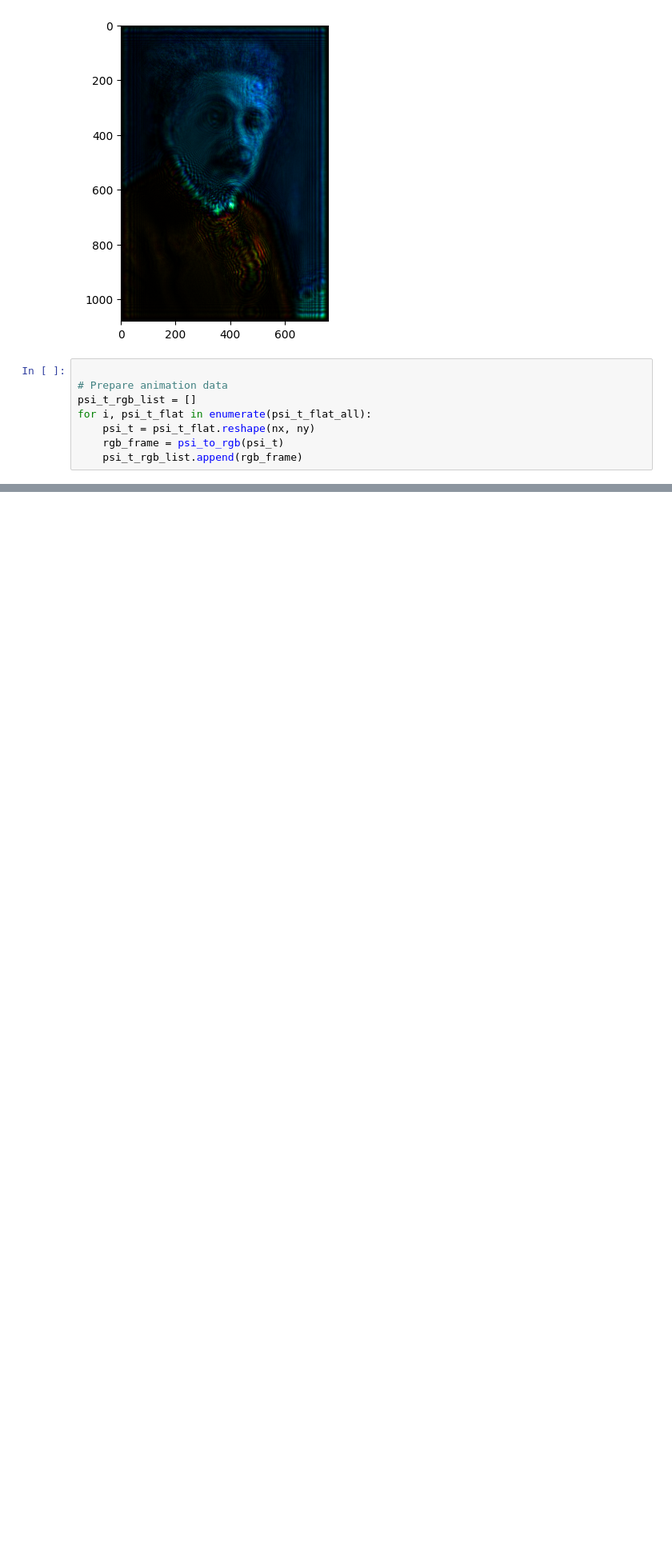
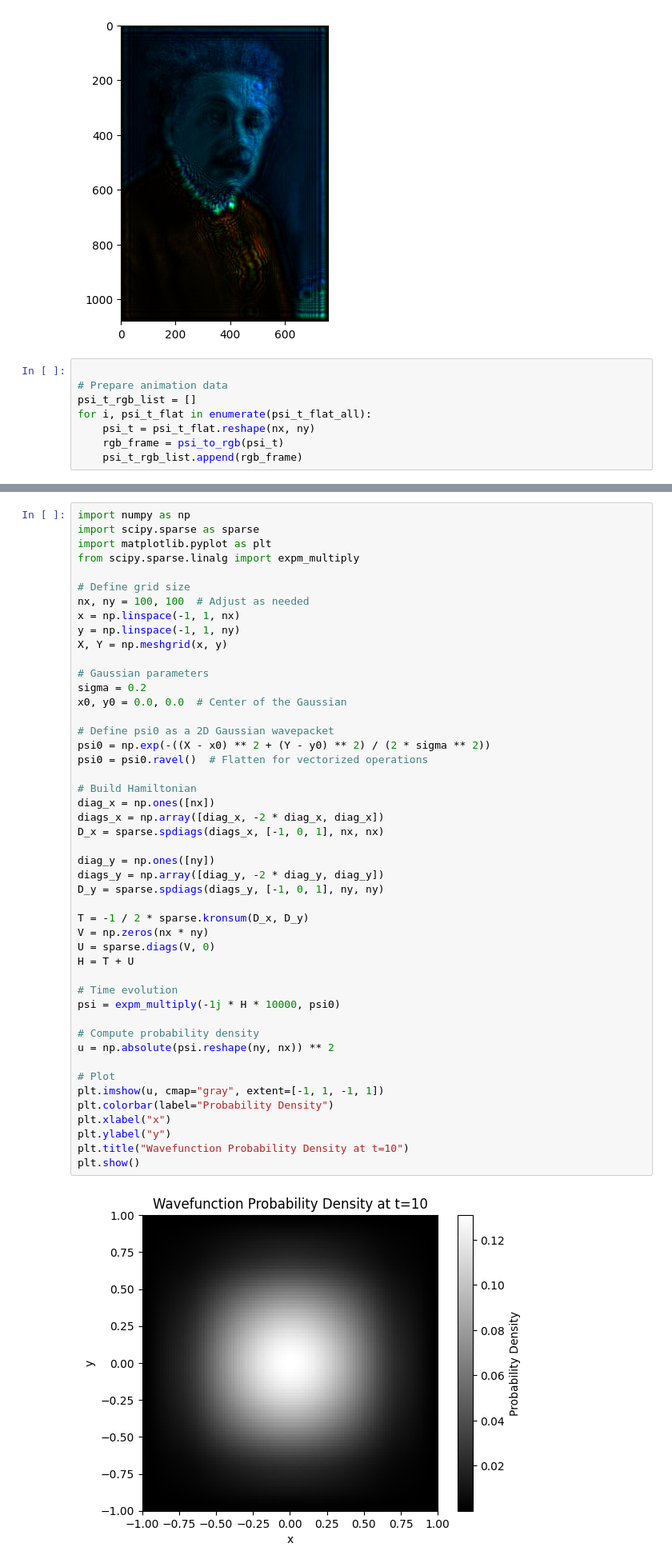
Before and after one commit to julianszere/imagesolver, a Jupyter notebook: schrodinger_equation.ipynb, the cells around one changed output, grey strips where cells are left out. Shown at 80% size. Saved outputs shown, nothing was run; the diff lists cells and outputs as text; blank space fills up the shorter version.

```diff
--- a/schrodinger_equation.ipynb
+++ b/schrodinger_equation.ipynb
@@ -157,0 +155,49 @@ for i, psi_t_flat in enumerate(psi_t_flat_all):
+# %%
+import numpy as np
+import scipy.sparse as sparse
+import matplotlib.pyplot as plt
+from scipy.sparse.linalg import expm_multiply
+
+# Define grid size
+nx, ny = 100, 100  # Adjust as needed
+x = np.linspace(-1, 1, nx)
+y = np.linspace(-1, 1, ny)
+X, Y = np.meshgrid(x, y)
+
+# Gaussian parameters
+sigma = 0.2
+x0, y0 = 0.0, 0.0  # Center of the Gaussian
+
+# Define psi0 as a 2D Gaussian wavepacket
+psi0 = np.exp(-((X - x0) ** 2 + (Y - y0) ** 2) / (2 * sigma ** 2))
+psi0 = psi0.ravel()  # Flatten for vectorized operations
+
+# Build Hamiltonian
+diag_x = np.ones([nx])
+diags_x = np.array([diag_x, -2 * diag_x, diag_x])
+D_x = sparse.spdiags(diags_x, [-1, 0, 1], nx, nx)
+
+diag_y = np.ones([ny])
+diags_y = np.array([diag_y, -2 * diag_y, diag_y])
+D_y = sparse.spdiags(diags_y, [-1, 0, 1], ny, ny)
+
+T = -1 / 2 * sparse.kronsum(D_x, D_y)
+V = np.zeros(nx * ny)
+U = sparse.diags(V, 0)
+H = T + U
+
+# Time evolution
+psi = expm_multiply(-1j * H * 10000, psi0)
+
+# Compute probability density
+u = np.absolute(psi.reshape(ny, nx)) ** 2
+
+# Plot
+plt.imshow(u, cmap="gray", extent=[-1, 1, -1, 1])
+plt.colorbar(label="Probability Density")
+plt.xlabel("x")
+plt.ylabel("y")
+plt.title("Wavefunction Probability Density at t=10")
+plt.show()
+# %% [output]
+[figure, added]
```
Also changed, not shown: parts of 8 cells of this notebook.
